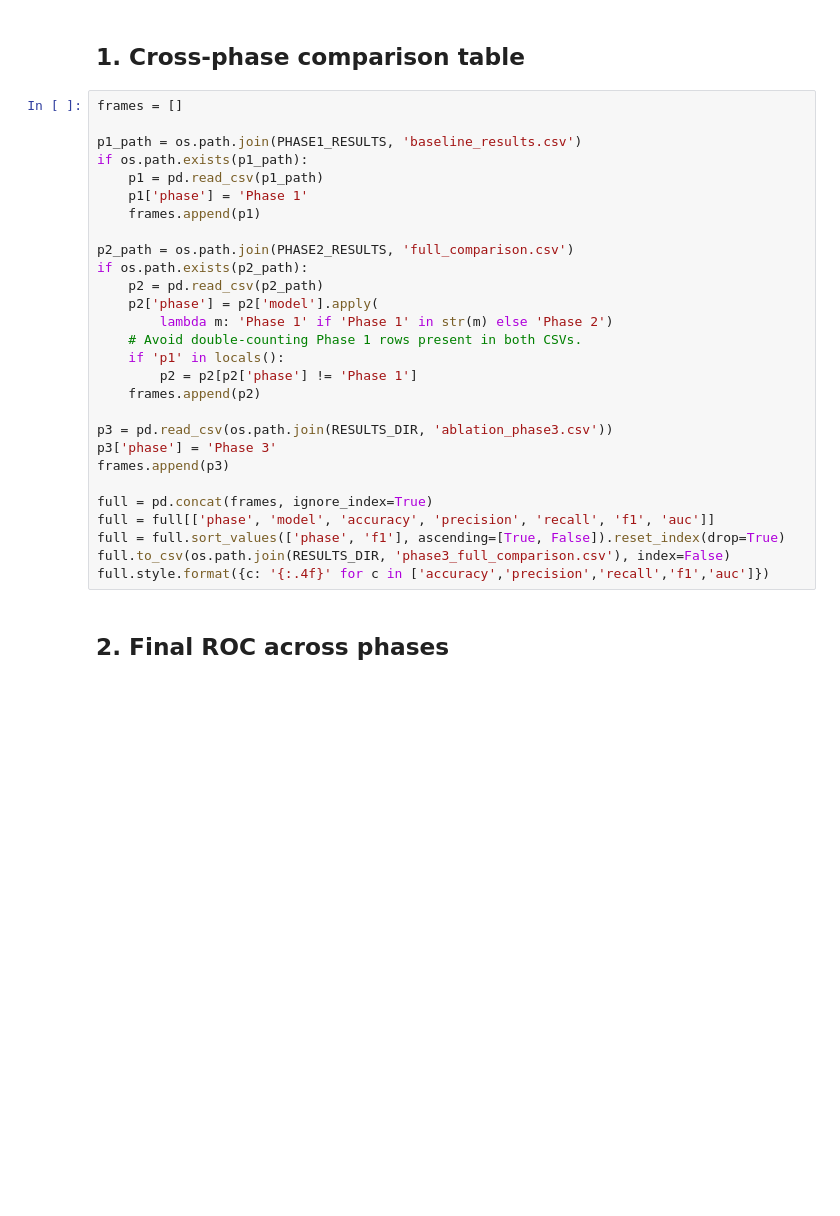
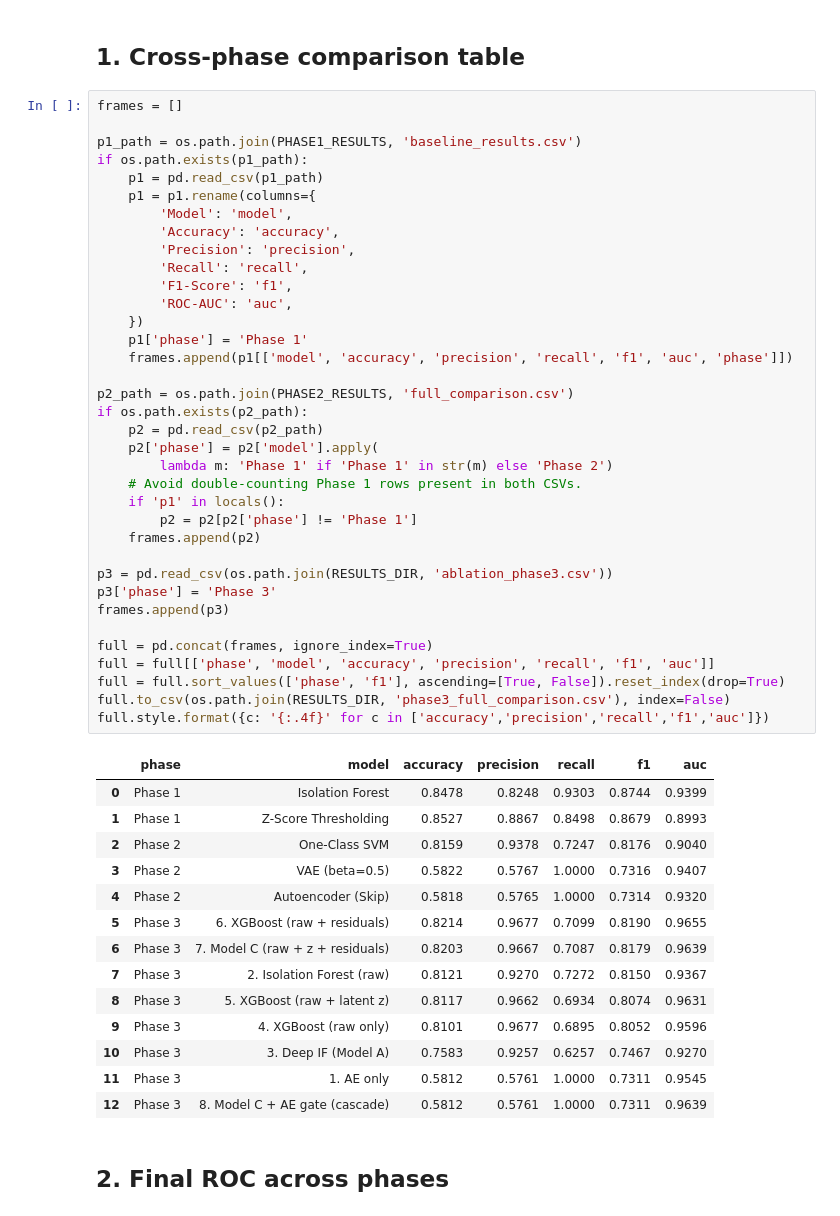
Before and after one commit to saikiran-bpr/AML-DL-Project, a Jupyter notebook: Phase 3/06_final_comparison.ipynb, the cells around one changed output. Saved outputs shown, nothing was run; the diff lists cells and outputs as text; blank space fills up the shorter version.

Commit message:
Finalize Phase 3 submission artifacts and reproducibility pipeline

```diff
--- a/Phase 3/06_final_comparison.ipynb
+++ b/Phase 3/06_final_comparison.ipynb
@@ -23,31 +23,54 @@ sns.set_style('whitegrid')
 # %%
 frames = []
 
 p1_path = os.path.join(PHASE1_RESULTS, 'baseline_results.csv')
 if os.path.exists(p1_path):
     p1 = pd.read_csv(p1_path)
+    p1 = p1.rename(columns={
+        'Model': 'model',
+        'Accuracy': 'accuracy',
+        'Precision': 'precision',
+        'Recall': 'recall',
+        'F1-Score': 'f1',
+        'ROC-AUC': 'auc',
+    })
     p1['phase'] = 'Phase 1'
-    frames.append(p1)
+    frames.append(p1[['model', 'accuracy', 'precision', 'recall', 'f1', 'auc', 'phase']])
 
 p2_path = os.path.join(PHASE2_RESULTS, 'full_comparison.csv')
 if os.path.exists(p2_path):
     p2 = pd.read_csv(p2_path)
     p2['phase'] = p2['model'].apply(
         lambda m: 'Phase 1' if 'Phase 1' in str(m) else 'Phase 2')
     # Avoid double-counting Phase 1 rows present in both CSVs.
     if 'p1' in locals():
         p2 = p2[p2['phase'] != 'Phase 1']
     frames.append(p2)
 
 p3 = pd.read_csv(os.path.join(RESULTS_DIR, 'ablation_phase3.csv'))
 p3['phase'] = 'Phase 3'
 frames.append(p3)
 
 full = pd.concat(frames, ignore_index=True)
 full = full[['phase', 'model', 'accuracy', 'precision', 'recall', 'f1', 'auc']]
 full = full.sort_values(['phase', 'f1'], ascending=[True, False]).reset_index(drop=True)
 full.to_csv(os.path.join(RESULTS_DIR, 'phase3_full_comparison.csv'), index=False)
 full.style.format({c: '{:.4f}' for c in ['accuracy','precision','recall','f1','auc']})
+# %% [output]
+|  | phase | model | accuracy | precision | recall | f1 | auc |
+| 0 | Phase 1 | Isolation Forest | 0.8478 | 0.8248 | 0.9303 | 0.8744 | 0.9399 |
+| 1 | Phase 1 | Z-Score Thresholding | 0.8527 | 0.8867 | 0.8498 | 0.8679 | 0.8993 |
+| 2 | Phase 2 | One-Class SVM | 0.8159 | 0.9378 | 0.7247 | 0.8176 | 0.9040 |
+| 3 | Phase 2 | VAE (beta=0.5) | 0.5822 | 0.5767 | 1.0000 | 0.7316 | 0.9407 |
+| 4 | Phase 2 | Autoencoder (Skip) | 0.5818 | 0.5765 | 1.0000 | 0.7314 | 0.9320 |
+| 5 | Phase 3 | 6. XGBoost (raw + residuals) | 0.8214 | 0.9677 | 0.7099 | 0.8190 | 0.9655 |
+| 6 | Phase 3 | 7. Model C (raw + z + residuals) | 0.8203 | 0.9667 | 0.7087 | 0.8179 | 0.9639 |
+| 7 | Phase 3 | 2. Isolation Forest (raw) | 0.8121 | 0.9270 | 0.7272 | 0.8150 | 0.9367 |
+| 8 | Phase 3 | 5. XGBoost (raw + latent z) | 0.8117 | 0.9662 | 0.6934 | 0.8074 | 0.9631 |
+| 9 | Phase 3 | 4. XGBoost (raw only) | 0.8101 | 0.9677 | 0.6895 | 0.8052 | 0.9596 |
+| 10 | Phase 3 | 3. Deep IF (Model A) | 0.7583 | 0.9257 | 0.6257 | 0.7467 | 0.9270 |
+| 11 | Phase 3 | 1. AE only | 0.5812 | 0.5761 | 1.0000 | 0.7311 | 0.9545 |
+| 12 | Phase 3 | 8. Model C + AE gate (cascade) | 0.5812 | 0.5761 | 1.0000 | 0.7311 | 0.9639 |
 # %% [markdown]
 ## 2. Final ROC across phases
 # %%
```
Also changed, not shown: parts of 5 cells of this notebook, 41 other files.
